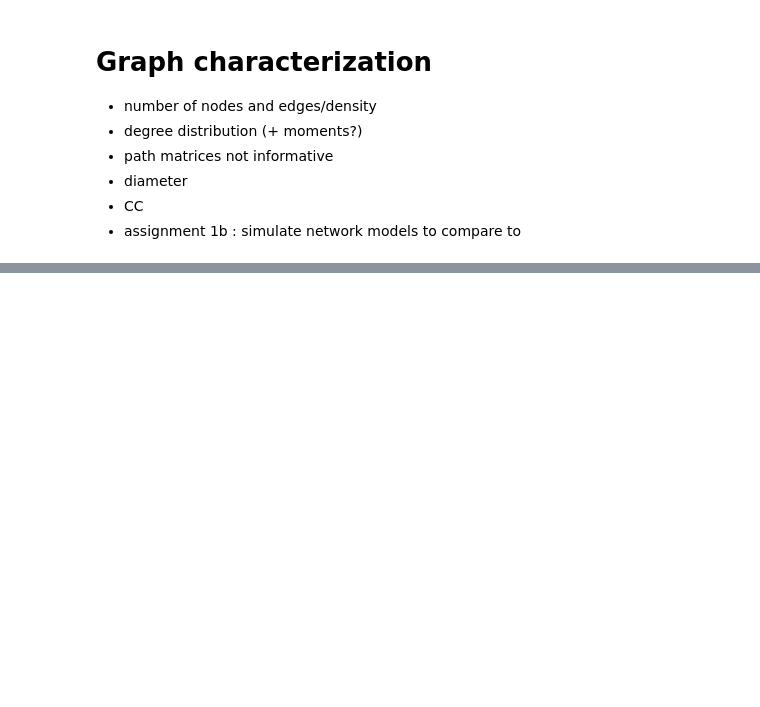
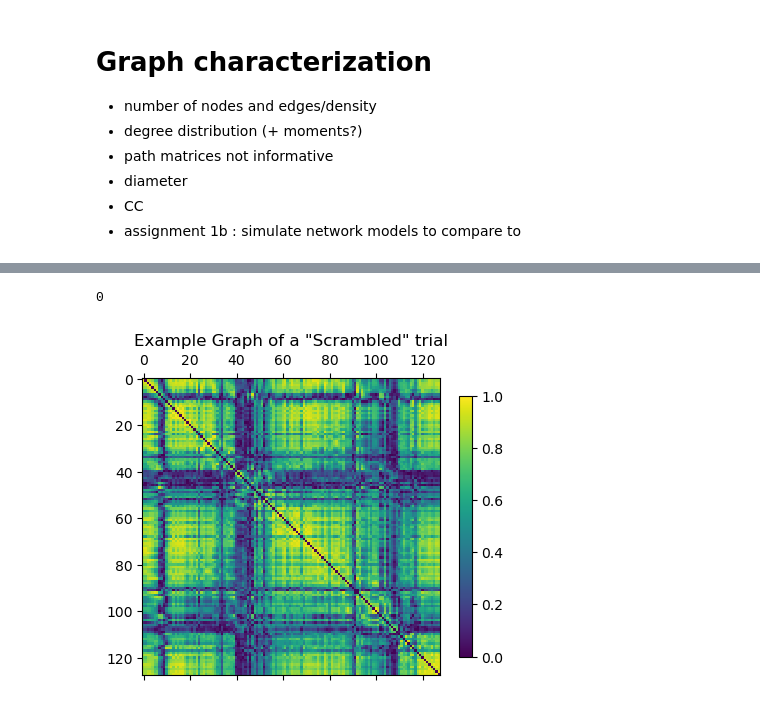
Before and after one commit to NinoHerve/NetworkMachineLearning_2023, a Jupyter notebook: notebooks_hugo/Xplore.ipynb, the cells around one changed output, grey strips where cells are left out. Cells and saved outputs as stored; diff of their text form; code cells hidden in the pictures; blank space fills up the shorter version.

```diff
--- a/notebooks_hugo/Xplore.ipynb
+++ b/notebooks_hugo/Xplore.ipynb
@@ -50,0 +71,11 @@ degrees_bin.shape
+# %%
+# example graph for Scrambled trial
+ind = 2
+print(y_red[ind])
+plt.matshow(A[ind][np.ix_(node_order, node_order)], vmax=1)
+plt.title('Example Graph of a "Scrambled" trial')
+plt.colorbar(shrink=.7)
+plt.show()
+# %% [output]
+0
+[figure, added]
```
Also changed, not shown: parts of 48 cells of this notebook, 3 other files.
